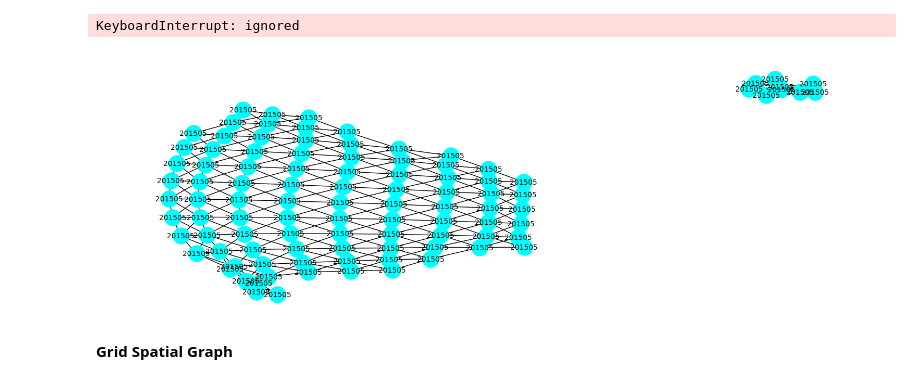
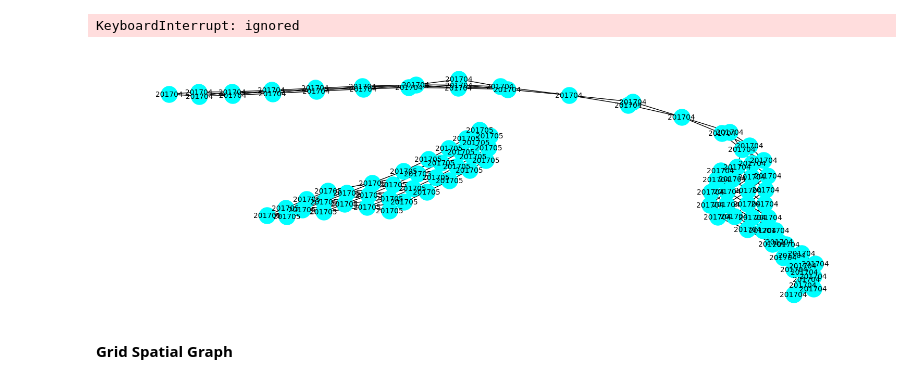
Before and after one commit to RoyZhaoGA/DroughtForecastAI, a Jupyter notebook: Spatial_GNNDroughtPrediction200k.ipynb, the cells around one changed output. Drawn from its saved outputs; the diff is of its cells as text; code cells hidden in the pictures.

```diff
--- a/Spatial_GNNDroughtPrediction200k.ipynb
+++ b/Spatial_GNNDroughtPrediction200k.ipynb
@@ -272,9 +272,9 @@ for month in unique_list_of_months:
 # %% [output]
 KeyboardInterrupt: ignored
 # %%
-display_a_to_b_nodes(Spatial_temporal_graph, 0, 100, "Month")
+display_a_to_b_nodes(Spatial_temporal_graph, 20000, 20100, "Month")
 # %% [output]
-[figure, old version]
+[figure, new version]
 # %% [markdown]
 **Grid Spatial Graph**
 # %%
```
